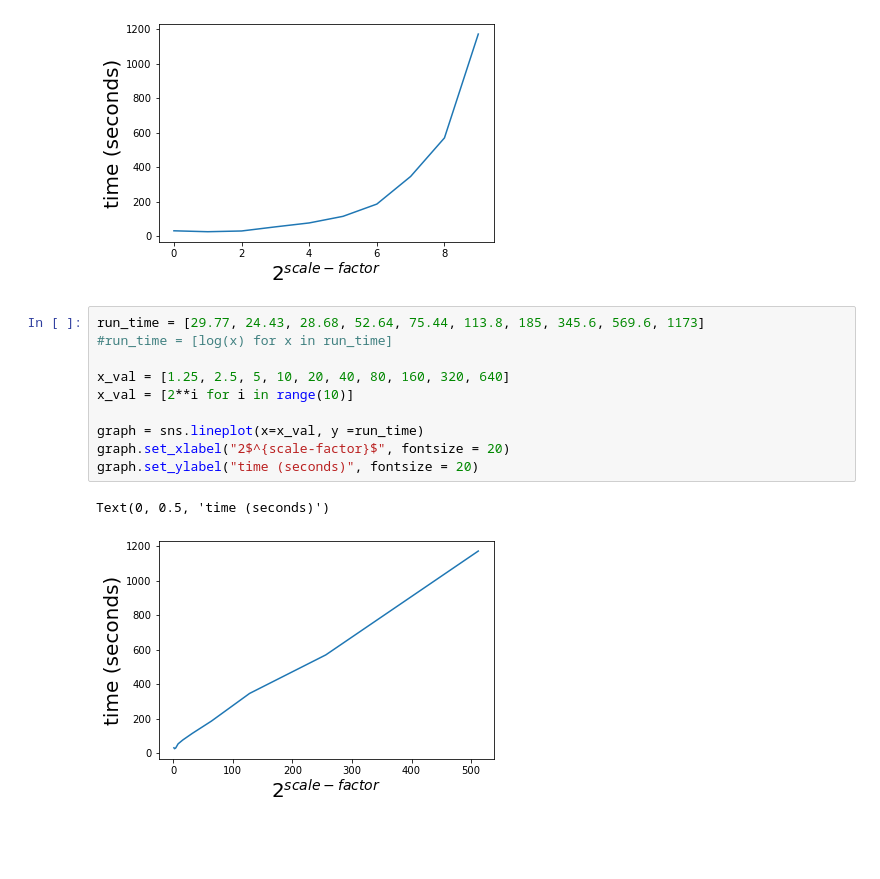
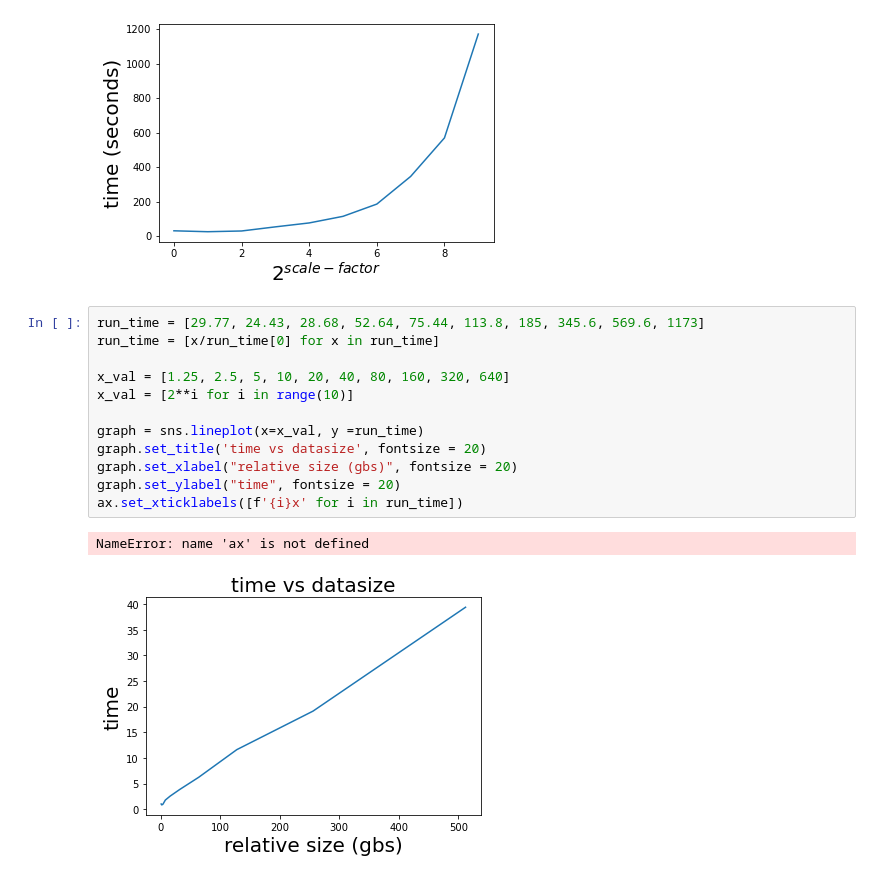
Before and after one commit to spark-up/dsc180, a Jupyter notebook: result_analysis.ipynb, the cells around one changed output. Saved outputs shown, nothing was run; the diff lists cells and outputs as text; blank space fills up the shorter version.

```diff
--- a/result_analysis.ipynb
+++ b/result_analysis.ipynb
@@ -27,16 +29,18 @@ graph.set_ylabel("time (seconds)", fontsize = 20)
 # %% [output]
 Text(0, 0.5, 'time (seconds)')
 [figure]
-# %%
-run_time = [29.77, 24.43, 28.68, 52.64, 75.44, 113.8, 185, 345.6, 569.6, 1173]
-#run_time = [log(x) for x in run_time]
-
-x_val = [1.25, 2.5, 5, 10, 20, 40, 80, 160, 320, 640]
-x_val = [2**i for i in range(10)]
-
-graph = sns.lineplot(x=x_val, y =run_time)
-graph.set_xlabel("2$^{scale-factor}$", fontsize = 20)
-graph.set_ylabel("time (seconds)", fontsize = 20)
-# %% [output]
-Text(0, 0.5, 'time (seconds)')
-[figure, removed]
+# %%
+run_time = [29.77, 24.43, 28.68, 52.64, 75.44, 113.8, 185, 345.6, 569.6, 1173]
+run_time = [x/run_time[0] for x in run_time]
+
+x_val = [1.25, 2.5, 5, 10, 20, 40, 80, 160, 320, 640]
+x_val = [2**i for i in range(10)]
+
+graph = sns.lineplot(x=x_val, y =run_time)
+graph.set_title('time vs datasize', fontsize = 20)
+graph.set_xlabel("relative size (gbs)", fontsize = 20)
+graph.set_ylabel("time", fontsize = 20)
+ax.set_xticklabels([f'{i}x' for i in run_time])
+# %% [output]
+NameError: name 'ax' is not defined
+[figure, added]
```
Also changed, not shown: parts of 4 cells of this notebook.
